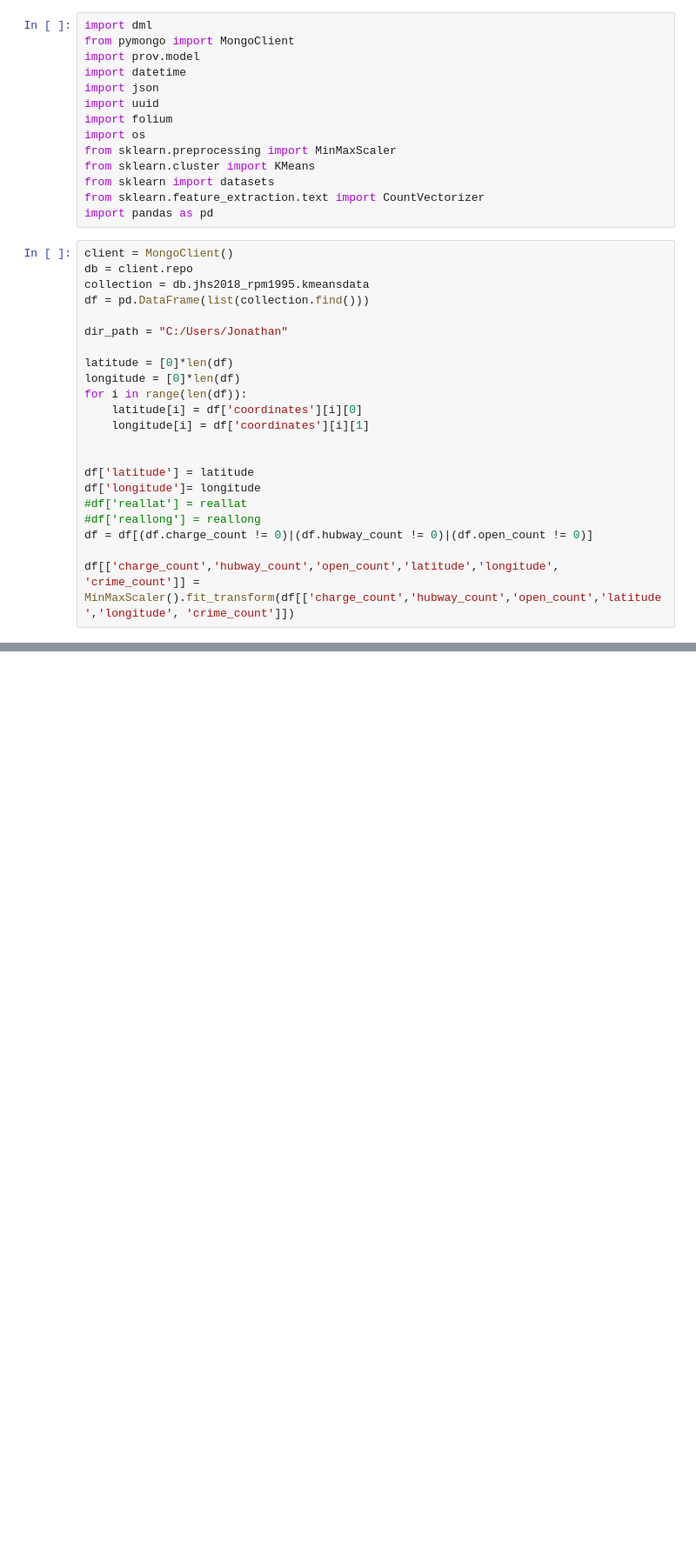
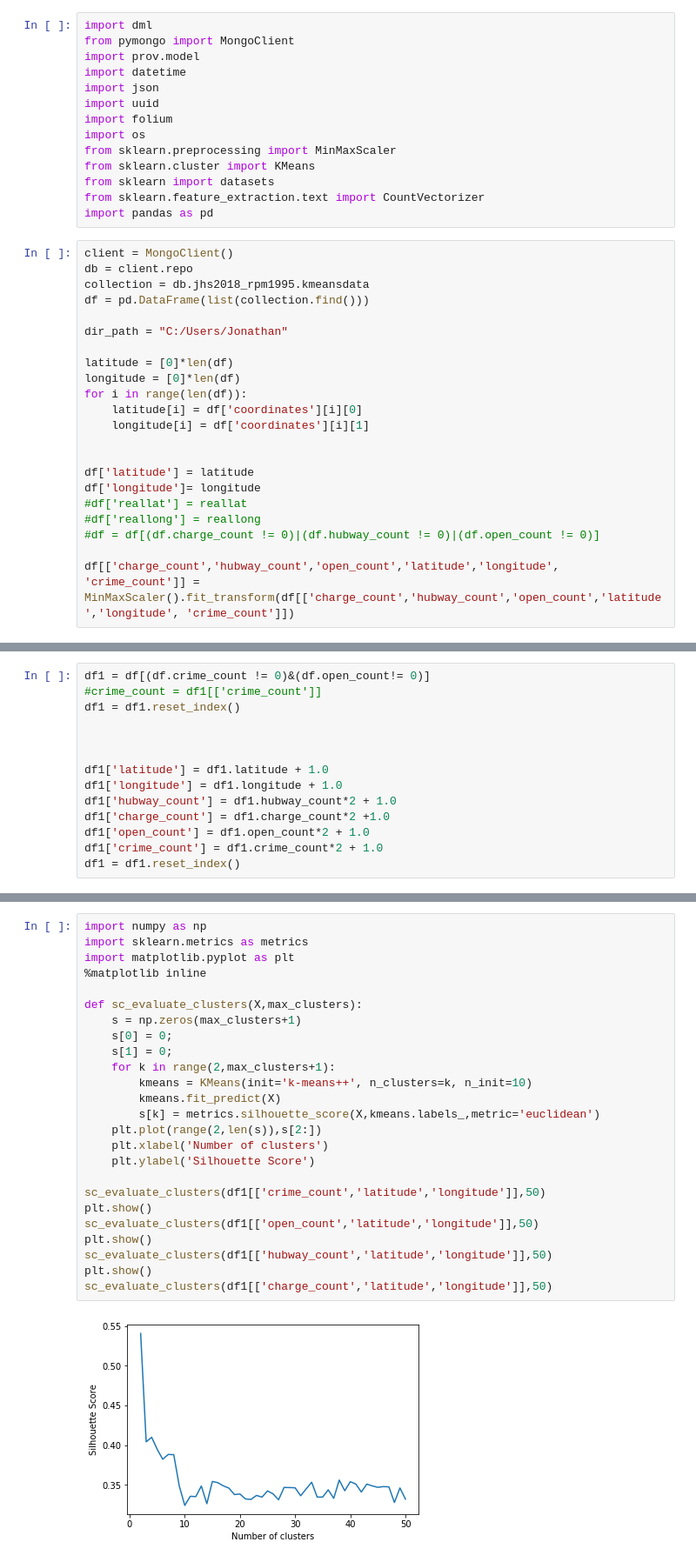
Before and after one commit to data-mechanics/course-2018-spr-proj, a Jupyter notebook: jhs2018_rpm1995/cs591 testing.ipynb, the cells around one changed output, grey strips where cells are left out. Shown: that part at 87% size. Saved outputs shown, nothing was run; the diff lists cells and outputs as text; blank space fills up the shorter version.

Commit message:
cleaned, added silhouette score, added rand index for multiple comparisons

```diff
--- a/jhs2018_rpm1995/cs591 testing.ipynb
+++ b/jhs2018_rpm1995/cs591 testing.ipynb
@@ -31,6 +31,6 @@ df['latitude'] = latitude
 df['longitude']= longitude
 #df['reallat'] = reallat
 #df['reallong'] = reallong
-df = df[(df.charge_count != 0)|(df.hubway_count != 0)|(df.open_count != 0)]
+#df = df[(df.charge_count != 0)|(df.hubway_count != 0)|(df.open_count != 0)]
 
 df[['charge_count','hubway_count','open_count','latitude','longitude', 'crime_count']] = MinMaxScaler().fit_transform(df[['charge_count','hubway_count','open_count','latitude','longitude', 'crime_count']])
@@ -44,0 +37,14 @@ df = df.reset_index()
+# %%
+df1 = df[(df.crime_count != 0)&(df.open_count!= 0)]
+#crime_count = df1[['crime_count']]
+df1 = df1.reset_index()
+
+
+
+df1['latitude'] = df1.latitude + 1.0
+df1['longitude'] = df1.longitude + 1.0
+df1['hubway_count'] = df1.hubway_count*2 + 1.0
+df1['charge_count'] = df1.charge_count*2 +1.0
+df1['open_count'] = df1.open_count*2 + 1.0
+df1['crime_count'] = df1.crime_count*2 + 1.0
+df1 = df1.reset_index()
@@ -92,0 +86,27 @@ print(adjusted_rand_score(y_pred, y_pred1))
+# %%
+import numpy as np
+import sklearn.metrics as metrics
+import matplotlib.pyplot as plt
+%matplotlib inline
+
+def sc_evaluate_clusters(X,max_clusters):
+    s = np.zeros(max_clusters+1)
+    s[0] = 0;
+    s[1] = 0;
+    for k in range(2,max_clusters+1):
+        kmeans = KMeans(init='k-means++', n_clusters=k, n_init=10)
+        kmeans.fit_predict(X)
+        s[k] = metrics.silhouette_score(X,kmeans.labels_,metric='euclidean')
+    plt.plot(range(2,len(s)),s[2:])
+    plt.xlabel('Number of clusters')
+    plt.ylabel('Silhouette Score')
+
+sc_evaluate_clusters(df1[['crime_count','latitude','longitude']],50)
+plt.show()
+sc_evaluate_clusters(df1[['open_count','latitude','longitude']],50)
+plt.show()
+sc_evaluate_clusters(df1[['hubway_count','latitude','longitude']],50)
+plt.show()
+sc_evaluate_clusters(df1[['charge_count','latitude','longitude']],50)
+# %% [output]
+[figure, added]
```
Also changed, not shown: parts of 6 cells of this notebook.
